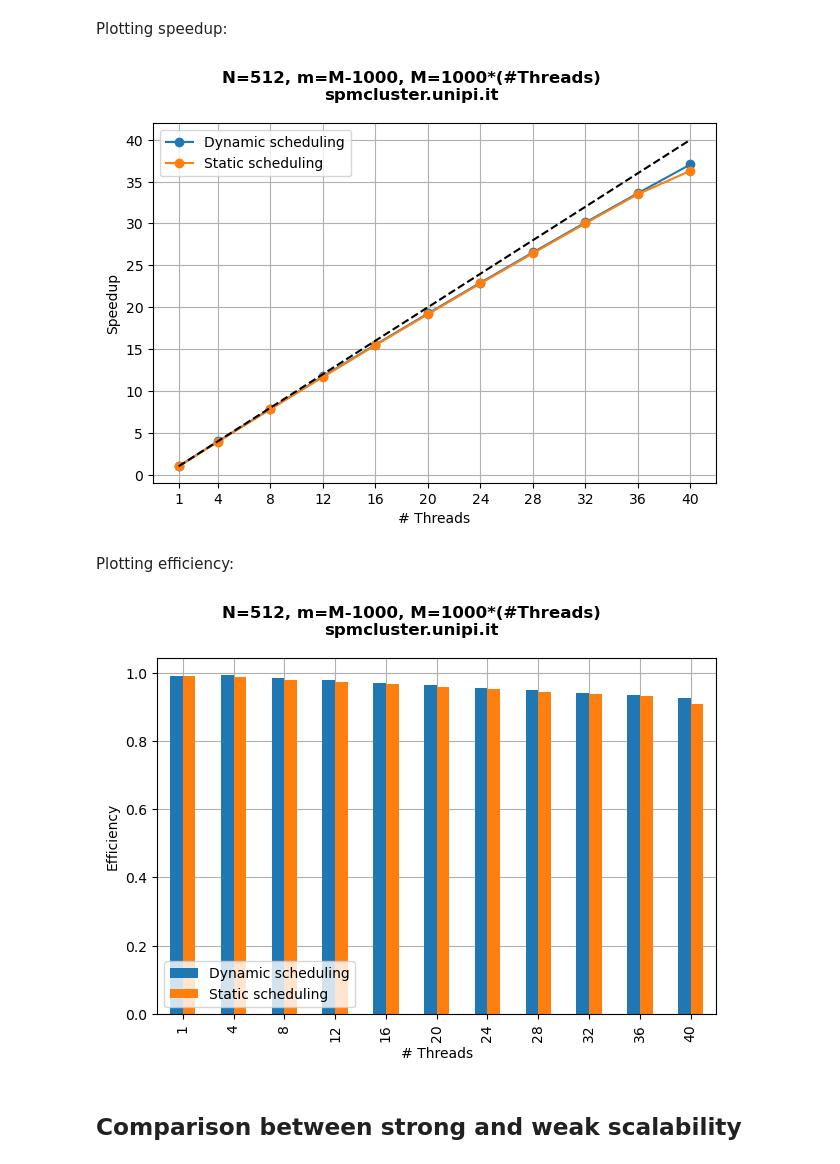
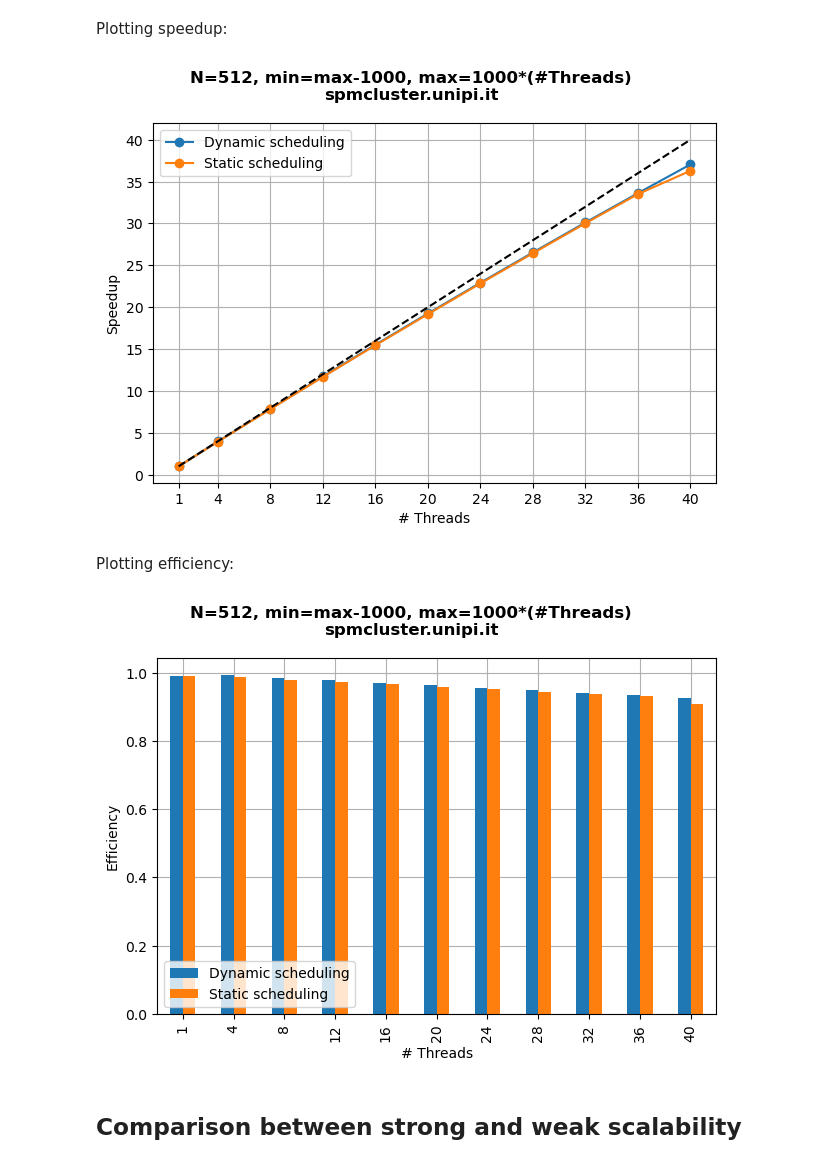
Before and after one commit to iretes/SPM, a Jupyter notebook: assignment-1/plots.ipynb, the cells around one changed output. Cells and saved outputs as stored; diff of their text form; code cells hidden in the pictures.

```diff
--- a/assignment-1/plots.ipynb
+++ b/assignment-1/plots.ipynb
@@ -26,9 +26,10 @@ default_seq_data[['es_time', 'as_time']]
 # %% [markdown]
 Defining constants:
 # %%
-LOGFILE = "results/cluster_wavefront_log.csv" # or "results/numa_wavefront_log.csv"
-MACHINE = "spmcluster.unipi.it" # or "spmnuma.unipi.it"
-NUM_CORES = 40 # or 60
+MACHINE_TAG = "cluster" # or "numa"
+LOGFILE = f"results/{MACHINE_TAG}_wavefront_log.csv"
+MACHINE = f"spm{MACHINE_TAG}.unipi.it"
+NUM_CORES = 40 if MACHINE_TAG == "cluster" else 60
 DEFAULT_N = 512
 DEFAULT_MIN = 0
 DEFAULT_MAX = 1000
@@ -394,31 +395,31 @@ Plotting speedup:
 # %%
 fig, axs = plt.subplots()
 windows_metrics_df.plot(
     kind="line",
     x="T",
     y=["pd_speedup", "ps_speedup"],
     style=["-o", "-o"],
     label=["Dynamic scheduling", "Static scheduling"],
     ax=axs
 )
 axs.plot(
     windows_metrics_df["T"],
     windows_metrics_df["T"],
     "k--"
 )
 axs.set_xticks(list(windows_metrics_df["T"]))
 axs.set_xlabel("# Threads")
 axs.set_ylabel("Speedup")
 axs.legend()
 axs.grid()
 fig.suptitle(
-    f"N={DEFAULT_N}, m=M-1000, M=1000*(#Threads)\n{MACHINE}",
+    f"N={DEFAULT_N}, min=max-1000, max=1000*(#Threads)\n{MACHINE}",
     fontweight="bold"
 )
 fig.tight_layout()
-fig.savefig(f"img/{MACHINE}_speedup_weak.png")
+fig.savefig(f"img/{MACHINE_TAG}_speedup_weak.png")
 # %% [output]
-[figure, old version]
+[figure, new version]
 # %% [markdown]
 Plotting efficiency:
 # %%
@@ -436,13 +437,13 @@ axs.legend(loc='lower left')
 axs.set_axisbelow(True)
 axs.grid()
 fig.suptitle(
-    f"N={DEFAULT_N}, m=M-1000, M=1000*(#Threads)\n{MACHINE}",
+    f"N={DEFAULT_N}, min=max-1000, max=1000*(#Threads)\n{MACHINE}",
     fontweight="bold"
 )
 fig.tight_layout()
-fig.savefig(f"img/{MACHINE}_efficiency_weak.png")
+fig.savefig(f"img/{MACHINE_TAG}_efficiency_weak.png")
 # %% [output]
-[figure, old version]
+[figure, new version]
 # %% [markdown]
 ## Comparison between strong and weak scalability
 # %% [markdown]
```
Also changed, not shown: parts of 8 cells of this notebook, 44 other files.
